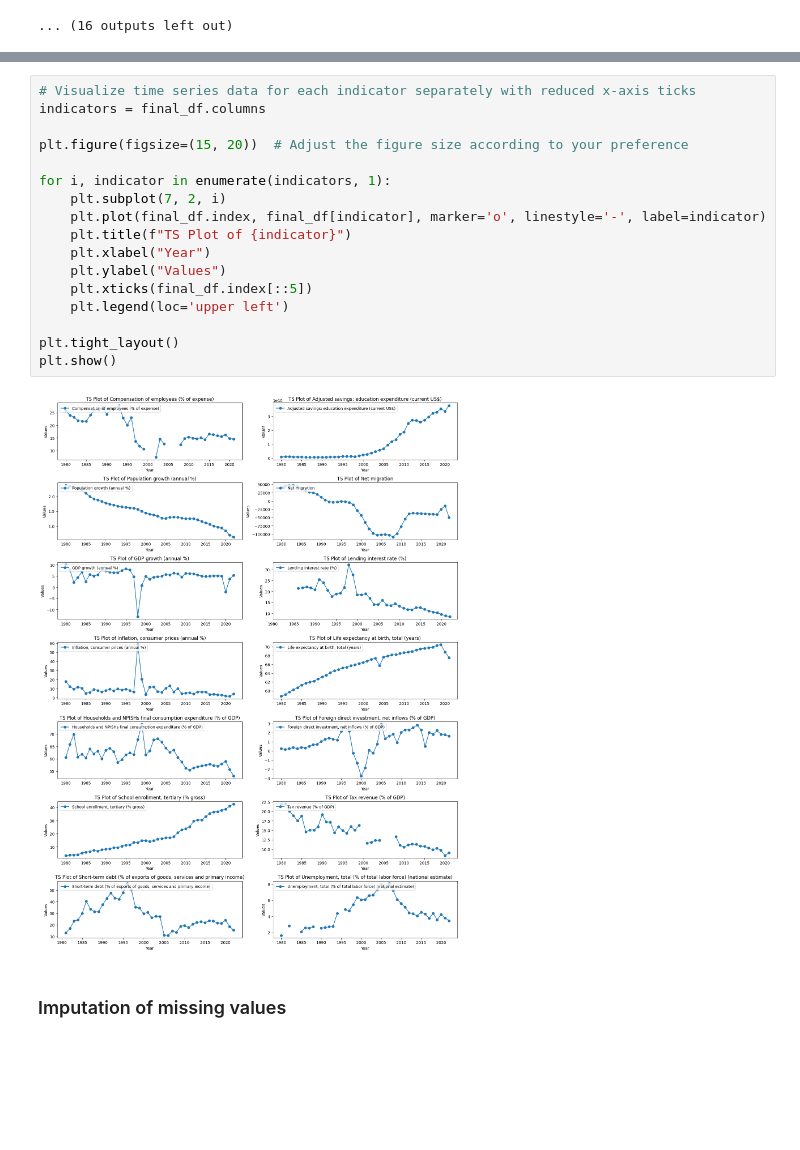
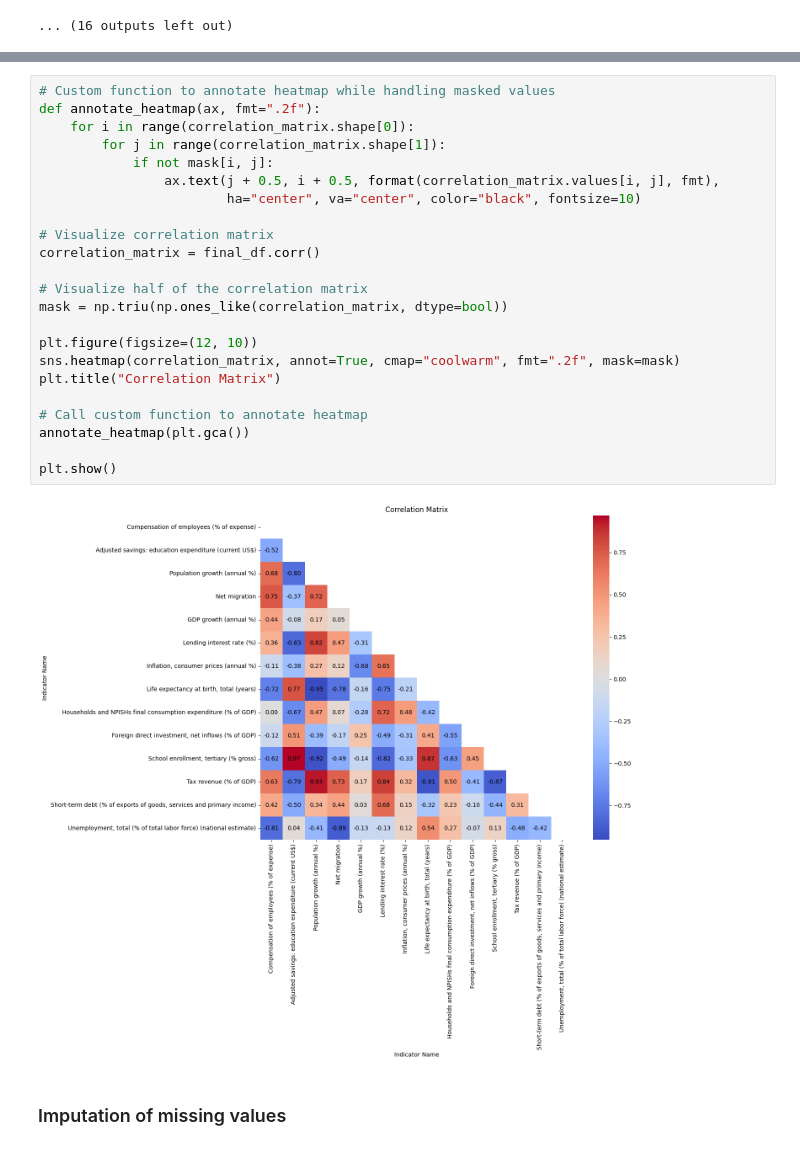
Before and after one commit to cmulya/DATA583-Project, a Jupyter notebook: Project Files/DATA_583_CodeBook - Indonesia.ipynb, the cells around one changed output, grey strips where cells are left out. Saved outputs shown, nothing was run; the diff lists cells and outputs as text; blank space fills up the shorter version.

```diff
--- a/Project Files/DATA_583_EDA.ipynb
+++ b/Project Files/DATA_583_CodeBook - Indonesia.ipynb
@@ -311,22 +285,28 @@ plt.show()
-# %%
-# Visualize time series data for each indicator separately with reduced x-axis ticks
-indicators = final_df.columns
-
-plt.figure(figsize=(15, 20))  # Adjust the figure size according to your preference
-
-for i, indicator in enumerate(indicators, 1):
-    plt.subplot(7, 2, i)
-    plt.plot(final_df.index, final_df[indicator], marker='o', linestyle='-', label=indicator)
-    plt.title(f"TS Plot of {indicator}")
-    plt.xlabel("Year")
-    plt.ylabel("Values")
-    plt.xticks(final_df.index[::5])
-    plt.legend(loc='upper left')
-
-plt.tight_layout()
-plt.show()
-# %% [output]
-[figure, removed]
+# %%
+# Custom function to annotate heatmap while handling masked values
+def annotate_heatmap(ax, fmt=".2f"):
+    for i in range(correlation_matrix.shape[0]):
+        for j in range(correlation_matrix.shape[1]):
+            if not mask[i, j]:
+                ax.text(j + 0.5, i + 0.5, format(correlation_matrix.values[i, j], fmt),
+                        ha="center", va="center", color="black", fontsize=10)
+
+# Visualize correlation matrix
+correlation_matrix = final_df.corr()
+
+# Visualize half of the correlation matrix
+mask = np.triu(np.ones_like(correlation_matrix, dtype=bool))
+
+plt.figure(figsize=(12, 10))
+sns.heatmap(correlation_matrix, annot=True, cmap="coolwarm", fmt=".2f", mask=mask)
+plt.title("Correlation Matrix")
+
+# Call custom function to annotate heatmap
+annotate_heatmap(plt.gca())
+
+plt.show()
+# %% [output]
+[figure, added]
 # %% [markdown]
 ### Imputation of missing values
 # %%
```
Also changed, not shown: parts of 19 cells of this notebook, 1 other file.
